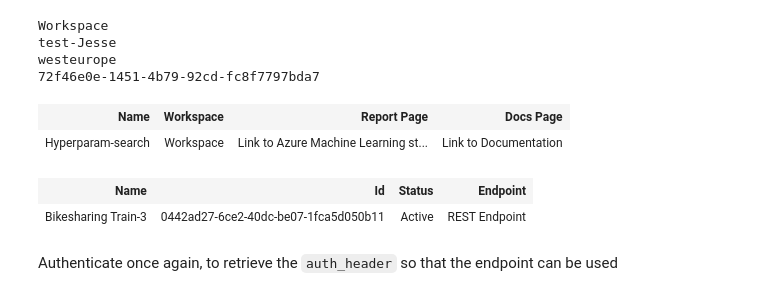
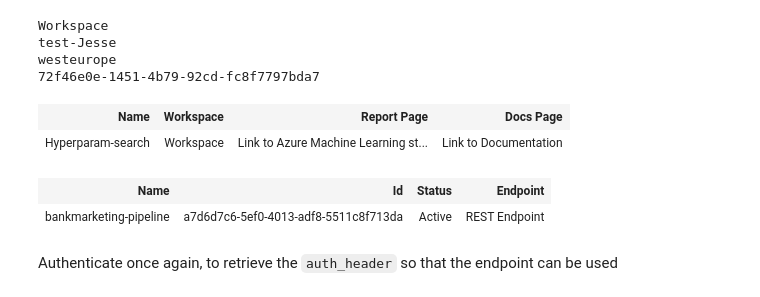
Before and after one commit to jvanelteren/azure-mlops, a Jupyter notebook: Exercise_starter_files/aml-exercise-pipelines-with-automated-machine-learning-step.ipynb, the cells around one changed output. Saved outputs shown, nothing was run; the diff lists cells and outputs as text; code cells hidden in the pictures.

```diff
--- a/Exercise_starter_files/aml-exercise-pipelines-with-automated-machine-learning-step.ipynb
+++ b/Exercise_starter_files/aml-exercise-pipelines-with-automated-machine-learning-step.ipynb
@@ -307,9 +291,7 @@ westeurope
 72f46e0e-1451-4b79-92cd-fc8f7797bda7
 # %%
 # NOTE: update these to match your existing experiment name and a previous experiment
-experiment_name = 'Hyperparam-search'
-project_folder = './pipeline-bike-project'
-
+experiment_name = 'bank-marketing'
 experiment = Experiment(ws, experiment_name)
 experiment
 # %% [output]
@@ -322,12 +304,12 @@ run_id = "b05118c5-ab36-418c-a774-ee0058d772ad"
 pipeline_run = PipelineRun(experiment, run_id)
 # %%
 published_pipeline = pipeline_run.publish_pipeline(
-    name="Bikesharing Train-3", description="Training bikesharing pipeline", version="1.0")
+    name="bankmarketing-pipeline", description="Published pipeline for bankmarketing", version="1.0")
 
 published_pipeline
 # %% [output]
 | Name | Id | Status | Endpoint |
-| Bikesharing Train-3 | 0442ad27-6ce2-40dc-be07-1fca5d050b11 | Active | REST Endpoint |
+| bankmarketing-pipeline | a7d6d7c6-5ef0-4013-adf8-5511c8f713da | Active | REST Endpoint |
 # %% [markdown]
 Authenticate once again, to retrieve the `auth_header` so that the endpoint can be used
 # %%
```
Also changed, not shown: parts of 10 cells of this notebook, 11 other files.
